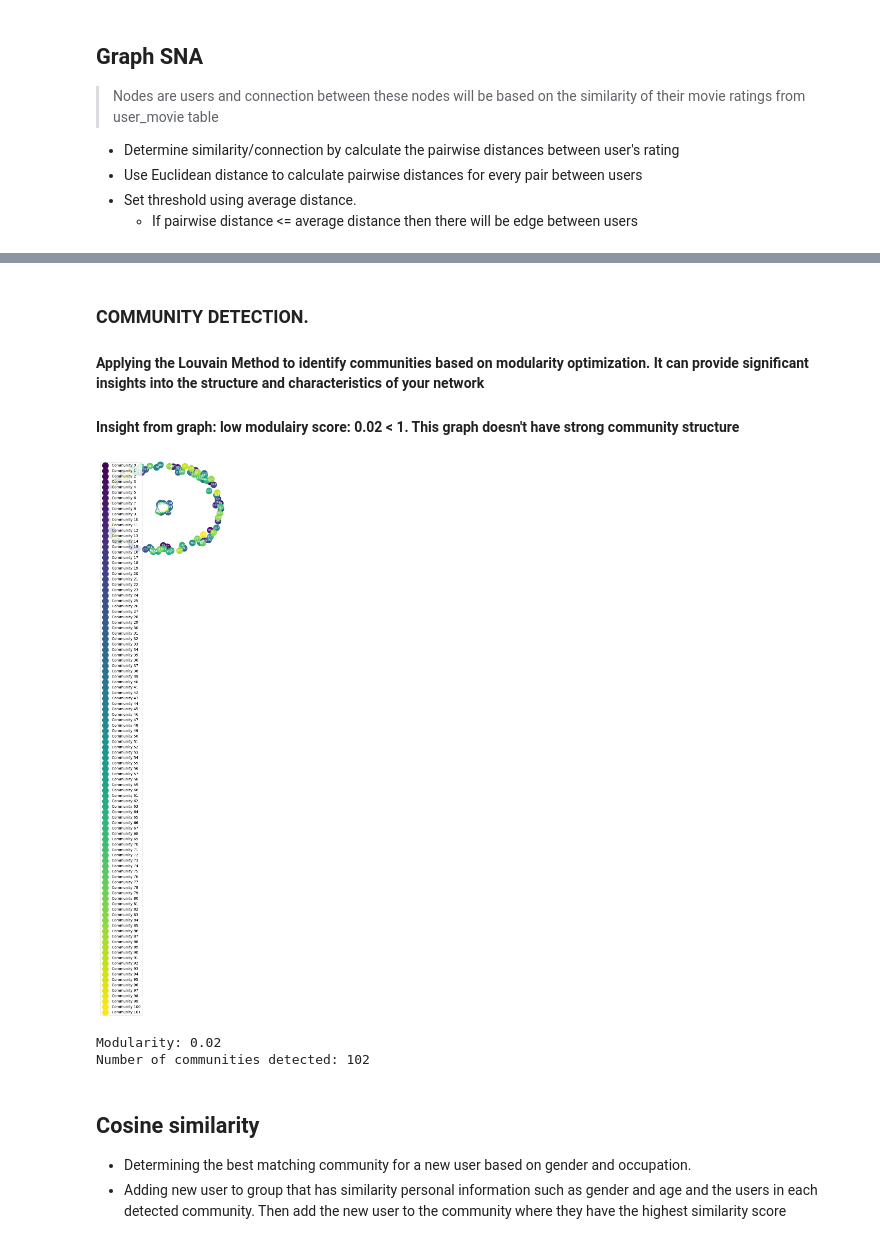
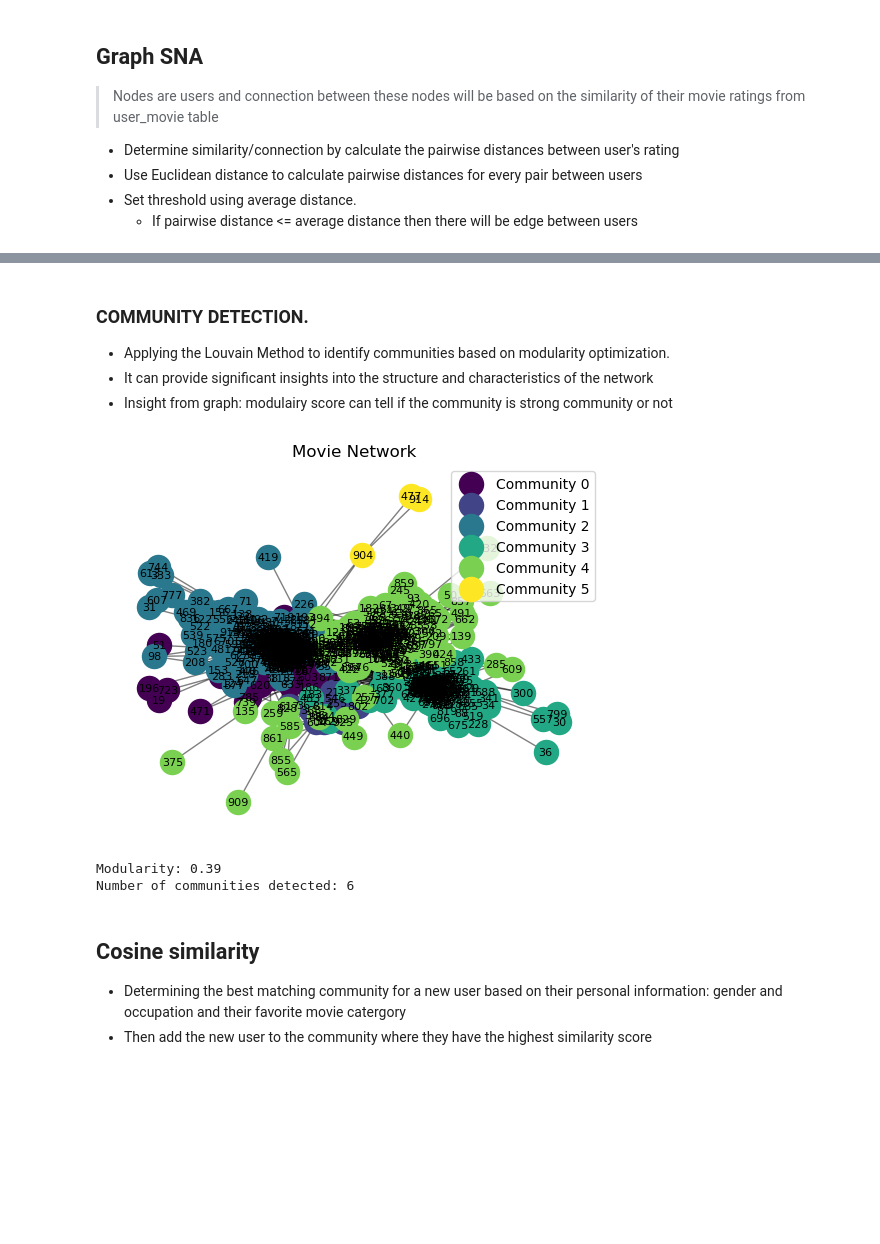
Before and after one commit to jgroubert14/Movie-Book-Recommendation-System, a Jupyter notebook: movierecommendation.ipynb, the cells around one changed output, grey strips where cells are left out. Saved outputs shown, nothing was run; the diff lists cells and outputs as text; code cells hidden in the pictures; blank space fills up the shorter version.

```diff
--- a/movierecommendation.ipynb
+++ b/movierecommendation.ipynb
@@ -14,8 +14,8 @@ with urlopen(url) as zurl:
 # %%
 import pandas as pd
 
-ratings = pd.read_csv('ml-100k/u.data', sep='\t', names=['user_id', 'movie_id', 'rating', 'unix_timestamp'])
-ratings.head()
+user_ratings = pd.read_csv('ml-100k/u.data', sep='\t', names=['user_id', 'movie_id', 'rating', 'unix_timestamp'])
+user_ratings.head()
 # %% [output]
 |  | user_id | movie_id | rating | unix_timestamp |
 | 0 | 196 | 242 | 3 | 881250949 |
@@ -47,7 +47,7 @@ movies.head()
 # %% [markdown]
 ## Building the User-Movie Rating Matrix
 # %%
-user_movie = ratings.pivot_table(index='user_id', columns='movie_id', values='rating').fillna(0)
+user_movie = user_ratings.pivot_table(index='user_id', columns='movie_id', values='rating').fillna(0)
 user_movie.head()
 # %% [output]
 | movie_id | 1 | 2 | 3 | 4 | 5 | 6 | 7 | 8 | 9 | 10 | ... | ... |
@@ -60,0 +63,16 @@ user_movie.head()
+# %%
+from scipy.spatial.distance import pdist, squareform
+import numpy as np
+import matplotlib.pyplot as plt
+
+ratings = user_movie.values
+for i in range(ratings.shape[0]):
+    ratings[i] /= np.linalg.norm(ratings[i])
+
+print(ratings)
+distances = pdist(user_movie.values, metric='euclidean')
+distance_matrix = squareform(distances)
+# distance_matrix.shape
+avg_distance = np.sum(distance_matrix) / (distance_matrix.shape[0] ** 2 - distance_matrix.shape[0])
+print(avg_distance)
+distance_matrix += np.eye(distance_matrix.shape[0]) * 99999
@@ -87,12 +115,12 @@ import numpy as np
 import matplotlib.pyplot as plt
 
 
-distances = pdist(user_movie.values, metric='euclidean')
-distance_matrix = squareform(distances)
-average_distance = np.mean(distances)
-average_distance
+# distances = pdist(user_movie.values, metric='euclidean')
+# distance_matrix = squareform(distances)
+# average_distance = np.mean(distances)
+# print(average_distance)
 
-threshold = 1.1 * average_distance  # 101% of average distance
+threshold = 0.9 * avg_distance  # 90% of average distance
 
 G = nx.Graph()
 
@@ -106,6 +134,9 @@ for i, user1 in enumerate(user_movie.index):
         if i < j and distance_matrix[i, j] <= threshold:
             G.add_edge(user1, user2)
 
+Gcc = sorted(nx.connected_components(G), key=len, reverse=True)
+print("Number of connected components:", len(Gcc))
+G = G.subgraph(Gcc[0])
 
 print("\nNumber of nodes:")
 print(G.number_of_nodes())
@@ -124,7 +155,7 @@ nx.draw_networkx_edges(G, pos, edgelist=G.edges(), edge_color='blue')
 # Labels
 nx.draw_networkx_labels(G, pos, font_size=12, font_family='sans-serif')
 
-plt.title("User Similarity Graph")
+plt.title("Movie Network")
 plt.axis('off')  # Turn off the axis
 plt.show()
 
@@ -167,7 +200,8 @@ Number of edges:
 # %% [markdown]
 ###  COMMUNITY DETECTION.
-#### Applying the Louvain Method to identify communities based on modularity optimization. </br> It can provide significant insights into the structure and characteristics of your network </br>
-#### Insight from graph: low modulairy score: 0.02 < 1. This graph doesn't have strong community structure
+- Applying the Louvain Method to identify communities based on modularity optimization.
+- It can provide significant insights into the structure and characteristics of the network
+- Insight from graph: modulairy score can tell if the community is strong community or not
 # %%
 
 communities = nx.community.louvain_communities(G)
@@ -192,12 +226,13 @@ def draw_communities(G, communities):
     nx.draw_networkx_edges(G, pos, alpha=0.5, width=1)
 
     # Draw node labels
-    nx.draw_networkx_labels(G, pos, font_size=8, font_color='white')
+    nx.draw_networkx_labels(G, pos, font_size=8, font_color='black')
 
     # Show the legend
     plt.legend(scatterpoints=1)
 
     # Show the plot
+    plt.title("Movie Network")
     plt.axis('off')
     plt.show()
 
@@ -228,37 +263,37 @@ print(f"Number of communities detected: {len(communities)}")
 
 # # Find the communities and modularity for each level of the algorithm
 # k = 10
 # modularities = []
 # max_modularity = -1
 # best_community = None
 
 # for communities in itertools.islice(comp, k):
 #     print("Communities at level:", len(modularities) + 2)
 #     print(tuple(sorted(c) for c in communities))
 #     modularity = nx.community.modularity(G, communities)
 #     print("Modularity: {0:.2f}".format(modularity))
 #     modularities.append(modularity)
 #     if modularity > max_modularity:
 #         max_modularity = modularity
 #         best_community = communities
 
 # # Draw the best community detection
 # draw_communities(G, best_community)
 # plt.title('Movie Best Community Based On Occupation and Gender')
 # # Display the plot
 # plt.show()
 
 # # Plot the modularity as a function of the number of clusters
 # plt.plot(range(2, k + 2), modularities)
 # plt.xlabel('Number of Clusters')
 # plt.ylabel('Modularity')
 # plt.xticks(range(2, k + 2))
 # plt.show()
 # %% [output]
-[figure, old version]
+[figure, new version]
-Modularity: 0.02
-Number of communities detected: 102
+Modularity: 0.39
+Number of communities detected: 6
 # %% [markdown]
 ## Cosine similarity
-- Determining the best matching community for a new user based on gender and occupation.
-- Adding new user to group that has similarity personal information such as gender and age and the users in each detected community. Then add the new user to the community where they have the highest similarity score
+- Determining the best matching community for a new user based on their personal information: gender and occupation and their favorite movie catergory
+- Then add the new user to the community where they have the highest similarity score
```
Also changed, not shown: parts of 9 cells of this notebook, 1 other file.
